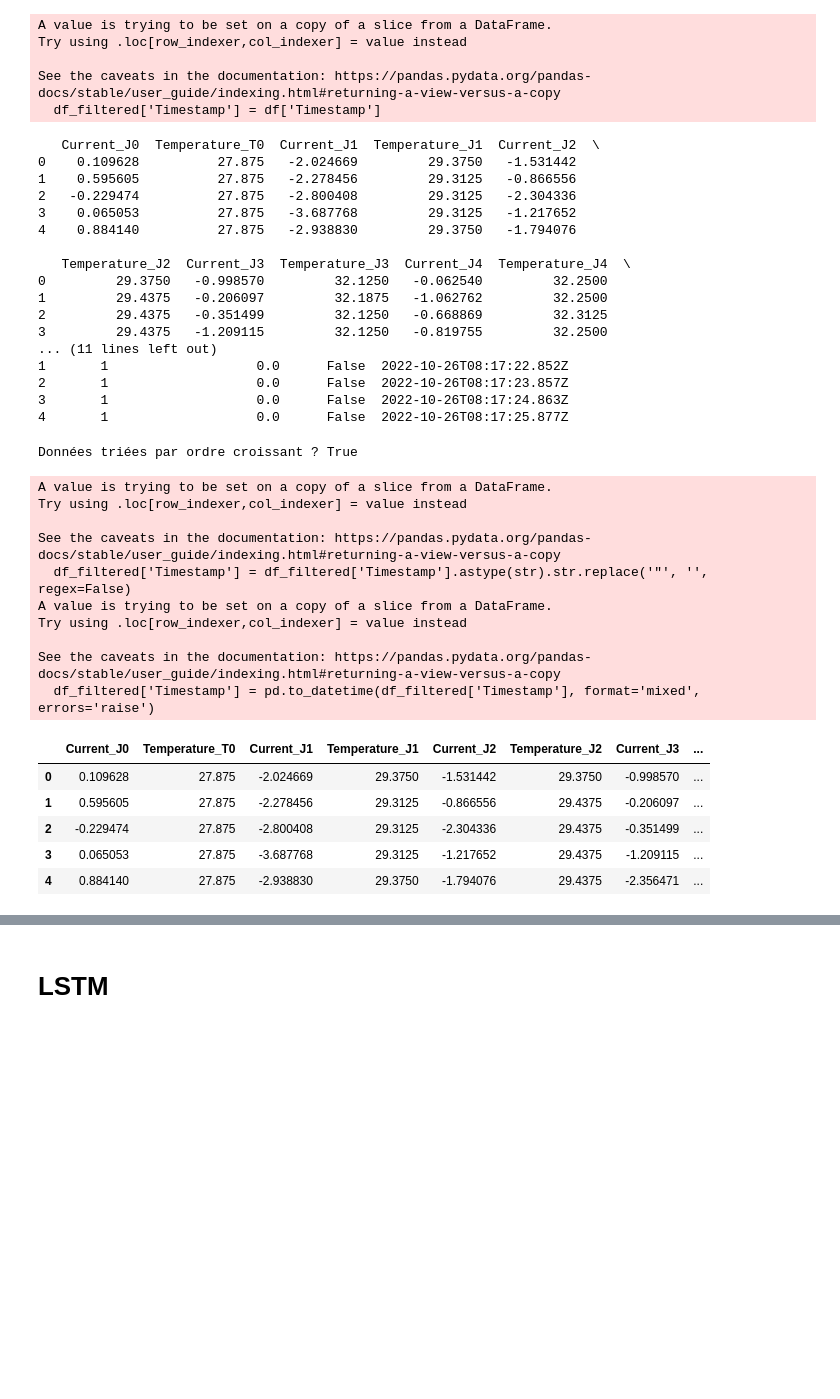
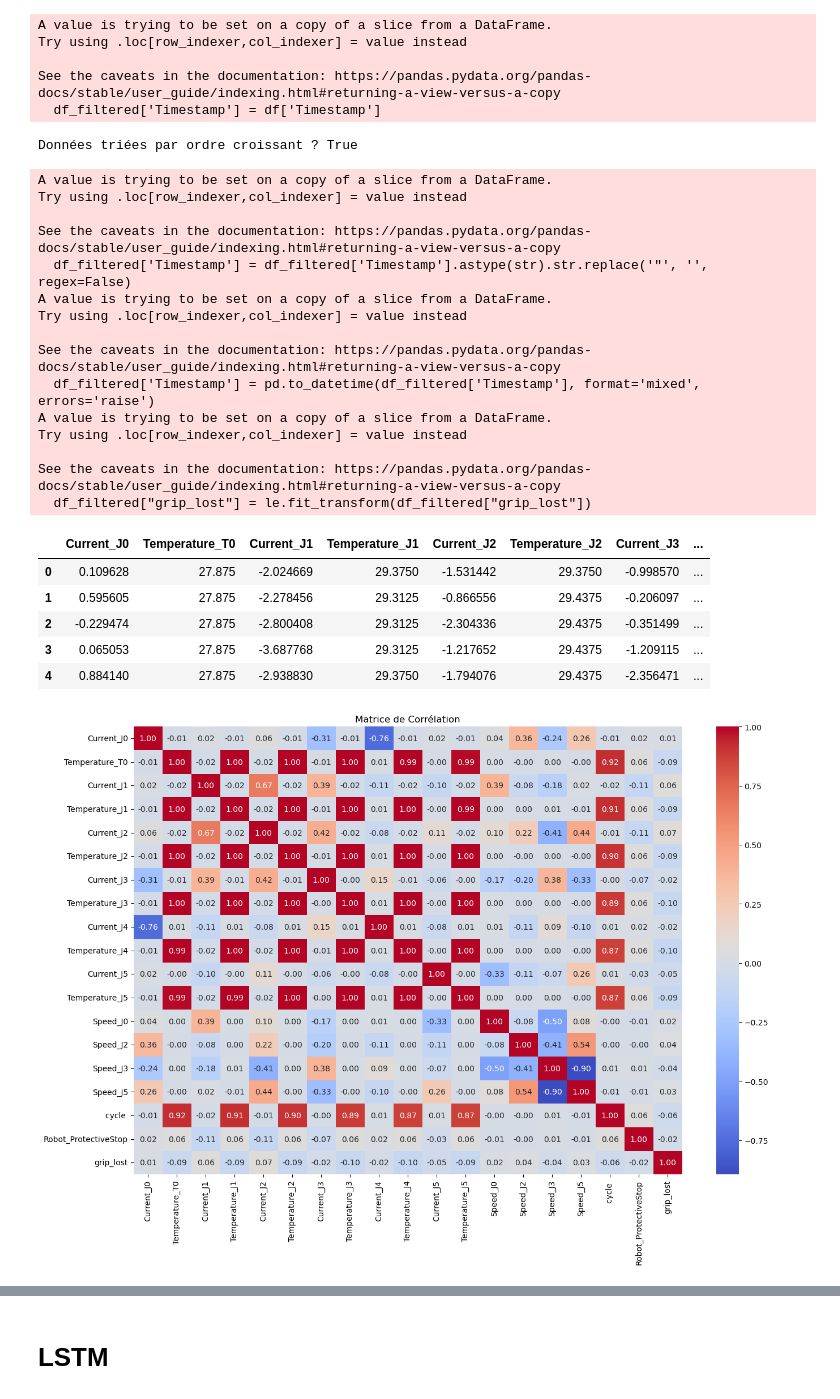
Before and after one commit to imayumi03/Projet_IA, a Jupyter notebook: model.ipynb, the cells around one changed output, grey strips where cells are left out. Cells and saved outputs as stored; diff of their text form; code cells hidden in the pictures; blank space fills up the shorter version.

```diff
--- a/model.ipynb
+++ b/model.ipynb
@@ -11,8 +11,10 @@ Installing collected packages: et-xmlfile, openpyxl
 Successfully installed et-xmlfile-2.0.0 openpyxl-3.1.5
 # %%
 import pandas as pd
+import torch
+device = torch.device("cuda" if torch.cuda.is_available() else "cpu")
 pd.set_option('display.max_columns', None) #Pour voir toutes les colonnes
-df = pd.read_excel("dataset_02052023.xlsx", engine='openpyxl')
+df = pd.read_excel("data\dataset_02052023.xlsx", engine='openpyxl')
 print(df.head())
 df.shape
 # %% [output]
@@ -105,8 +107,3 @@ df= df.dropna()
 print(f"Lignes restantes après suppression : {len(df)}")
 # %% [output]
 Lignes restantes après suppression : 7355
-# %%
-std = df.drop(columns=['Timestamp']).std()
-
-print("Ecart type de toutes les colonnes :\n")
-print(std)
@@ -150,28 +129,9 @@ Try using .loc[row_indexer,col_indexer] = value instead
 
 See the caveats in the documentation: https://pandas.pydata.org/pandas-docs/stable/user_guide/indexing.html#returning-a-view-versus-a-copy
   df_filtered['Timestamp'] = df['Timestamp']
-# %%
-print(df_filtered.head())
-# %% [output]
-   Current_J0  Temperature_T0  Current_J1  Temperature_J1  Current_J2  \
-0    0.109628          27.875   -2.024669         29.3750   -1.531442
-1    0.595605          27.875   -2.278456         29.3125   -0.866556
-2   -0.229474          27.875   -2.800408         29.3125   -2.304336
-3    0.065053          27.875   -3.687768         29.3125   -1.217652
-4    0.884140          27.875   -2.938830         29.3750   -1.794076
-
-   Temperature_J2  Current_J3  Temperature_J3  Current_J4  Temperature_J4  \
-0         29.3750   -0.998570         32.1250   -0.062540         32.2500
-1         29.4375   -0.206097         32.1875   -1.062762         32.2500
-2         29.4375   -0.351499         32.1250   -0.668869         32.3125
-3         29.4375   -1.209115         32.1250   -0.819755         32.2500
-... (11 lines left out)
-1       1                   0.0      False  2022-10-26T08:17:22.852Z
-2       1                   0.0      False  2022-10-26T08:17:23.857Z
-3       1                   0.0      False  2022-10-26T08:17:24.863Z
-4       1                   0.0      False  2022-10-26T08:17:25.877Z
 # %%
 import pandas as pd
+from sklearn.preprocessing import LabelEncoder
 
 # Nettoyer les guillemets s’ils existent
 df_filtered['Timestamp'] = df_filtered['Timestamp'].astype(str).str.replace('"', '', regex=False)
@@ -185,6 +145,11 @@ if not is_sorted:
     df_filtered = df_filtered.sort_values(by='Timestamp').reset_index(drop=True)
     print("Le DataFrame a été trié par ordre chronologique.")
 
+# Encoder grip_lost
+# On peut utiliser un mapping simple
+le = LabelEncoder()
+df_filtered["grip_lost"] = le.fit_transform(df_filtered["grip_lost"])
+
 display(df_filtered.head())
 # %% [output]
 Données triées par ordre croissant ? True
@@ -198,9 +163,33 @@ Try using .loc[row_indexer,col_indexer] = value instead
 
 See the caveats in the documentation: https://pandas.pydata.org/pandas-docs/stable/user_guide/indexing.html#returning-a-view-versus-a-copy
   df_filtered['Timestamp'] = pd.to_datetime(df_filtered['Timestamp'], format='mixed', errors='raise')
+A value is trying to be set on a copy of a slice from a DataFrame.
+Try using .loc[row_indexer,col_indexer] = value instead
+
+See the caveats in the documentation: https://pandas.pydata.org/pandas-docs/stable/user_guide/indexing.html#returning-a-view-versus-a-copy
+  df_filtered["grip_lost"] = le.fit_transform(df_filtered["grip_lost"])
 |  | Current_J0 | Temperature_T0 | Current_J1 | Temperature_J1 | Current_J2 | Temperature_J2 | Current_J3 | ... |
 | 0 | 0.109628 | 27.875 | -2.024669 | 29.3750 | -1.531442 | 29.3750 | -0.998570 | ... |
 | 1 | 0.595605 | 27.875 | -2.278456 | 29.3125 | -0.866556 | 29.4375 | -0.206097 | ... |
 | 2 | -0.229474 | 27.875 | -2.800408 | 29.3125 | -2.304336 | 29.4375 | -0.351499 | ... |
 | 3 | 0.065053 | 27.875 | -3.687768 | 29.3125 | -1.217652 | 29.4375 | -1.209115 | ... |
 | 4 | 0.884140 | 27.875 | -2.938830 | 29.3750 | -1.794076 | 29.4375 | -2.356471 | ... |
+# %%
+import numpy as np
+import seaborn as sns
+import matplotlib.pyplot as plt
+from sklearn.decomposition import PCA
+from sklearn.preprocessing import StandardScaler
+
+# Supprimer "Timestamp" si ce n'est pas déjà fait
+vis_data = df_filtered.drop(columns=["Timestamp","Num"], errors="ignore")
+
+# Matrice de corrélation
+corr = vis_data.corr()
+plt.figure(figsize=(14, 10))
+sns.heatmap(corr, annot=True, fmt=".2f", cmap="coolwarm")
+plt.title("Matrice de Corrélation")
+plt.tight_layout()
+plt.show()
+# %% [output]
+[figure, added]
```
Also changed, not shown: parts of 21 cells of this notebook, 1 other file.
